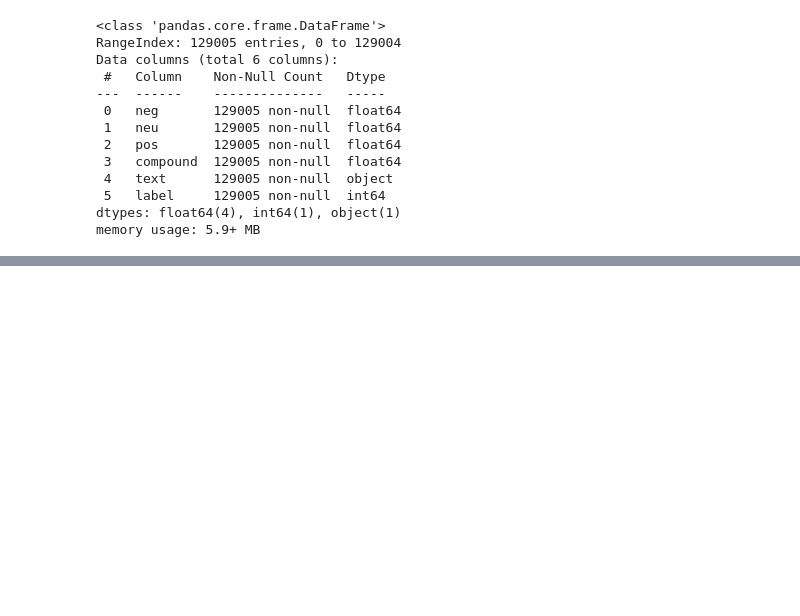
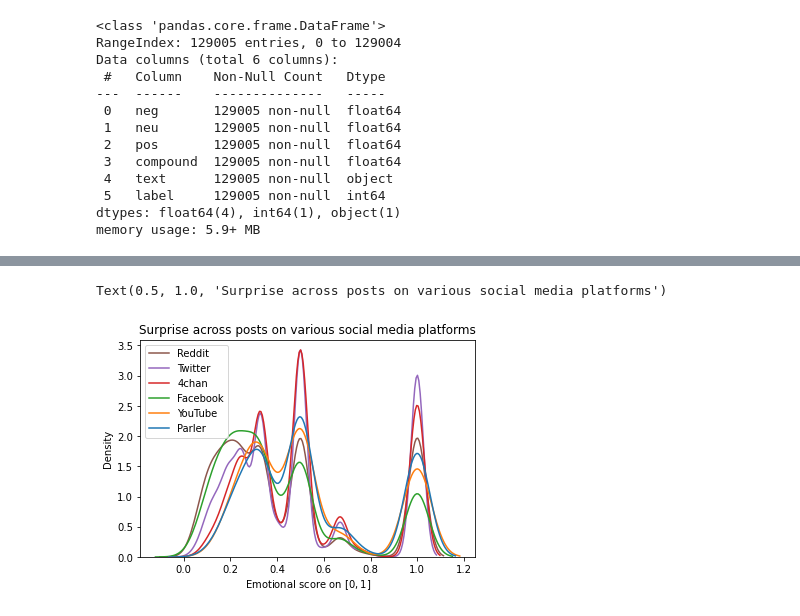
Before and after one commit to fedorukben/bdc2021, a Jupyter notebook: emo-analysis.ipynb, the cells around one changed output, grey strips where cells are left out. Saved outputs shown, nothing was run; the diff lists cells and outputs as text; code cells hidden in the pictures; blank space fills up the shorter version.

```diff
--- a/emo-analysis.ipynb
+++ b/emo-analysis.ipynb
@@ -90,0 +166,15 @@ df.to_pickle('data/pickle/emo/emo-parler.pkl')
+# %%
+sprs = punch([df_reddit['spr'].tolist(),
+              df_twitter['spr'].tolist(),
+              df_4chan['spr'].tolist(),
+              df_fb['spr'].tolist(),
+              df_yt['spr'].tolist(),
+              df_parler['hap'].tolist()])
+
+sns.kdeplot(data=sprs, common_norm=False)
+plt.legend(['Reddit','Twitter','4chan','Facebook','YouTube','Parler'])
+plt.xlabel('Emotional score on $[0,1]$')
+plt.title('Surprise across posts on various social media platforms')
+# %% [output]
+Text(0.5, 1.0, 'Surprise across posts on various social media platforms')
+[figure, added]
```
Also changed, not shown: parts of 19 cells of this notebook, 7 other files.
